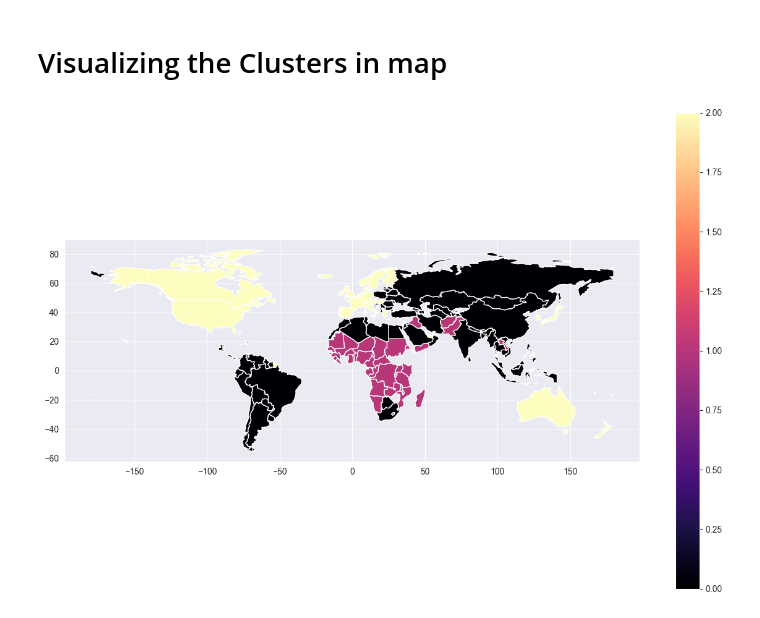
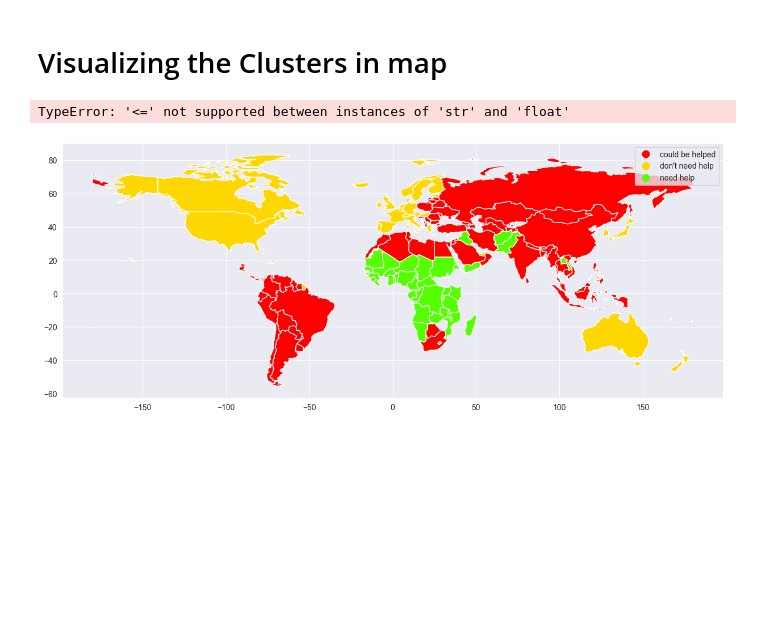
Before and after one commit to Trikzy7/DATA832_Country_Class, a Jupyter notebook: algorithme.ipynb, the cells around one changed output. Saved outputs shown, nothing was run; the diff lists cells and outputs as text; code cells hidden in the pictures; blank space fills up the shorter version.

Commit message:
[FEATURE] Upgrade visualisation for the map adding a legend

```diff
--- a/algorithme.ipynb
+++ b/algorithme.ipynb
@@ -42,7 +61,7 @@ def apply_scaler(df, scaler_type='min_max'):
     return scaler, df_scaled
 # %%
 # Apply MinMax scaling to the data
-scaler, df_scaled = apply_scaler(df_numeric, 'min_max')
+# scaler, df_scaled = apply_scaler(df_numeric, 'min_max')
 # %% [markdown]
 # Reducing Dimensionality with PCA
 # %%
@@ -62,6 +81,6 @@ def apply_pca(df, n_components=None):
     return pca, pca_df
 # %%
 # Apply PCA to the data
-pca, df_pca = apply_pca(df_scaled, n_components=2)
-df_pca['country'] = df['country']
-df_pca
+# pca, df_pca = apply_pca(df_scaled, n_components=2)
+# df_pca['country'] = df['country']
+# df_pca
@@ -92,6 +97,6 @@ def apply_algo(df, n_clusters=3):
     return kmeans
 # %%
 # Apply KMeans to the PCA features
-kmeans = apply_algo(df_pca, n_clusters=3)
-df_pca['cluster'] = kmeans.labels_
-df_pca
+# kmeans = apply_algo(df_pca, n_clusters=3)
+# df_pca['cluster'] = kmeans.labels_
+# df_pca
@@ -127,7 +114,6 @@ pipeline = {
 # %%
 # Function pipeline
 def apply_pipeline(pipeline, df):
-
     # Select only numeric columns
     df_numeric = df.select_dtypes(include=['float64', 'int64'])
 
@@ -142,6 +128,25 @@ def apply_pipeline(pipeline, df):
     kmeans = apply_algo(df_pca, n_clusters=pipeline['kmeans'])
     df_pca['cluster'] = kmeans.labels_
 
+    # Calculate the cluster values for Luxembourg, China, and Gabon
+    luxembourg_cluster = df_pca.loc[df_pca['country'] == 'Luxembourg', 'cluster'].values[0]
+    china_cluster = df_pca.loc[df_pca['country'] == 'China', 'cluster'].values[0]
+    gabon_cluster = df_pca.loc[df_pca['country'] == 'Gabon', 'cluster'].values[0]
+
+    # Define the assign_help_status function
+    def assign_help_status(row):
+        if row['cluster'] == luxembourg_cluster:
+            return "don't need help"
+        elif row['cluster'] == china_cluster:
+            return "could be helped"
+        elif row['cluster'] == gabon_cluster:
+            return "need help"
+        else:
+            return "unknown"
+
+    # Apply the assign_help_status function to each row in the DataFrame and assign the results to a new column
+    df_pca['help_status'] = df_pca.apply(assign_help_status, axis=1)
+
     return df_pca
 # %%
 # Apply the pipeline to the data
@@ -159,14 +196,23 @@ Name: cluster, dtype: int64
 # %%
 # Load geographic data
 world = gpd.read_file(gpd.datasets.get_path('naturalearth_lowres'))
 
 # Merge geographic data with your DataFrame
 merged = world.set_index('name').join(df_pca.set_index('country'))
 
 # Plot the map
 fig, ax = plt.subplots(1, 1, figsize=(15, 10))
-merged.plot(column='cluster', ax=ax, legend=True, cmap='magma')
+merged.plot(column='help_status', ax=ax, legend=True, cmap='prism')
+
+# Create a ScalarMappable object
+norm = Normalize(vmin=merged['help_status'].min(), vmax=merged['help_status'].max())
+sm = ScalarMappable(norm=norm, cmap='prism')
+
+# Add colorbar
+cbar = plt.colorbar(sm, ax=ax)
+cbar.set_label('Help Status', fontsize=30)
 
 plt.show()
 # %% [output]
+TypeError: '<=' not supported between instances of 'str' and 'float'
-[figure, old version]
+[figure, new version]
```
Also changed, not shown: parts of 6 cells of this notebook, 1 other file.
